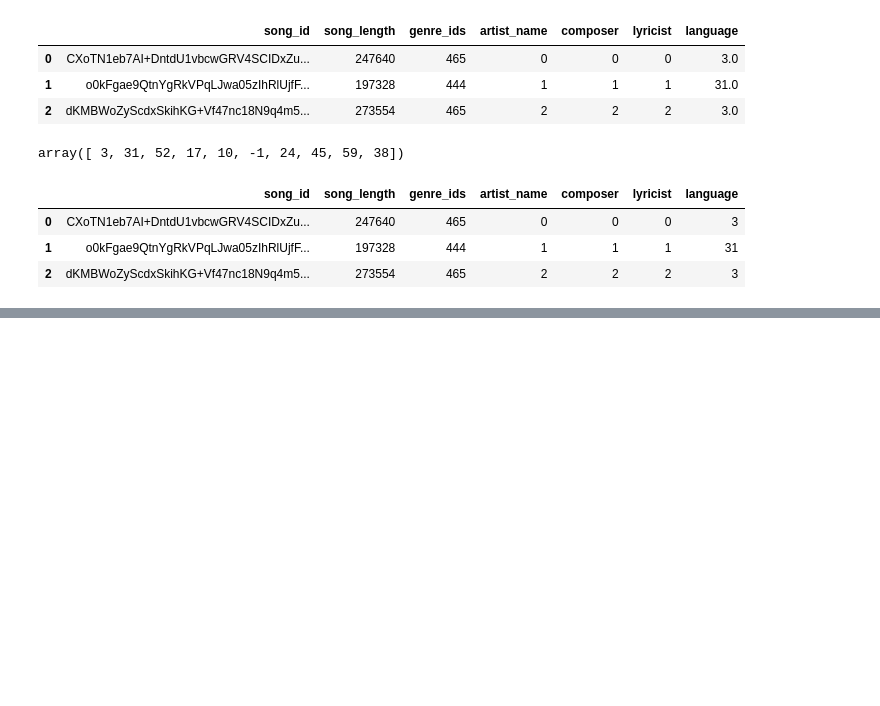
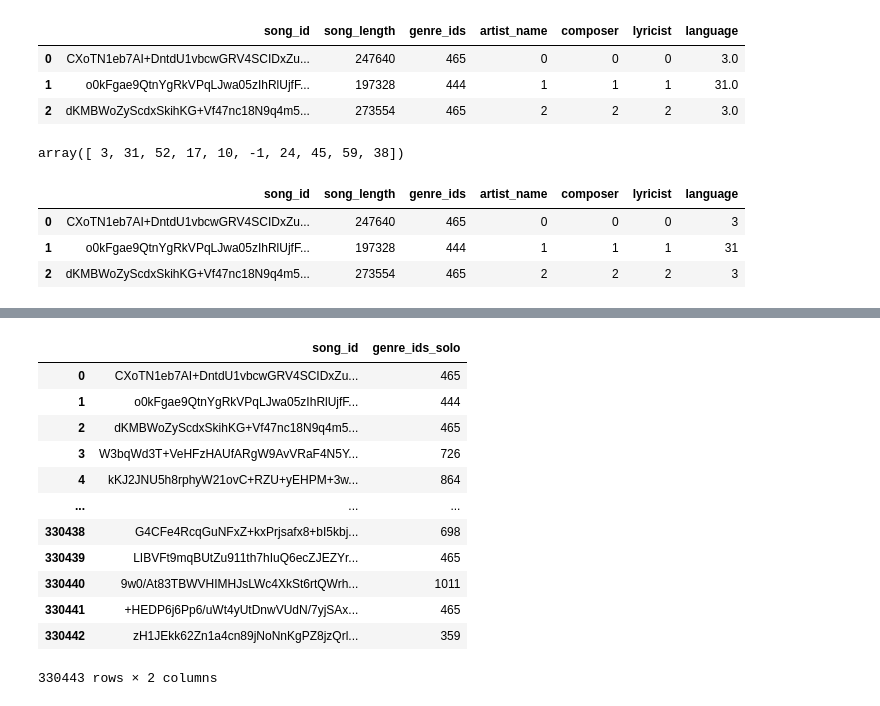
Before and after one commit to DoodleBears/cis_learn, a Jupyter notebook: dataset/kkbox/kkbox_data_load_songs.ipynb, the cells around one changed output, grey strips where cells are left out. Drawn from its saved outputs; the diff is of its cells as text; code cells hidden in the pictures; blank space fills up the shorter version.

```diff
--- a/dataset/kkbox/kkbox_data_load_songs.ipynb
+++ b/dataset/kkbox/kkbox_data_load_songs.ipynb
@@ -174,0 +211,16 @@ songs_df.head(3)
+# %%
+genres_ids_solo_df
+# %% [output]
+|  | song_id | genre_ids_solo |
+| 0 | CXoTN1eb7AI+DntdU1vbcwGRV4SCIDxZu... | 465 |
+| 1 | o0kFgae9QtnYgRkVPqLJwa05zIhRlUjfF... | 444 |
+| 2 | dKMBWoZyScdxSkihKG+Vf47nc18N9q4m5... | 465 |
+| 3 | W3bqWd3T+VeHFzHAUfARgW9AvVRaF4N5Y... | 726 |
+| 4 | kKJ2JNU5h8rphyW21ovC+RZU+yEHPM+3w... | 864 |
+| ... | ... | ... |
+| 330438 | G4CFe4RcqGuNFxZ+kxPrjsafx8+bI5kbj... | 698 |
+| 330439 | LIBVFt9mqBUtZu911th7hIuQ6ecZJEZYr... | 465 |
+| 330440 | 9w0/At83TBWVHIMHJsLWc4XkSt6rtQWrh... | 1011 |
+| 330441 | +HEDP6j6Pp6/uWt4yUtDnwVUdN/7yjSAx... | 465 |
+| 330442 | zH1JEkk62Zn1a4cn89jNoNnKgPZ8jzQrl... | 359 |
+330443 rows × 2 columns
```
Also changed, not shown: parts of 5 cells of this notebook, 2 other files.
